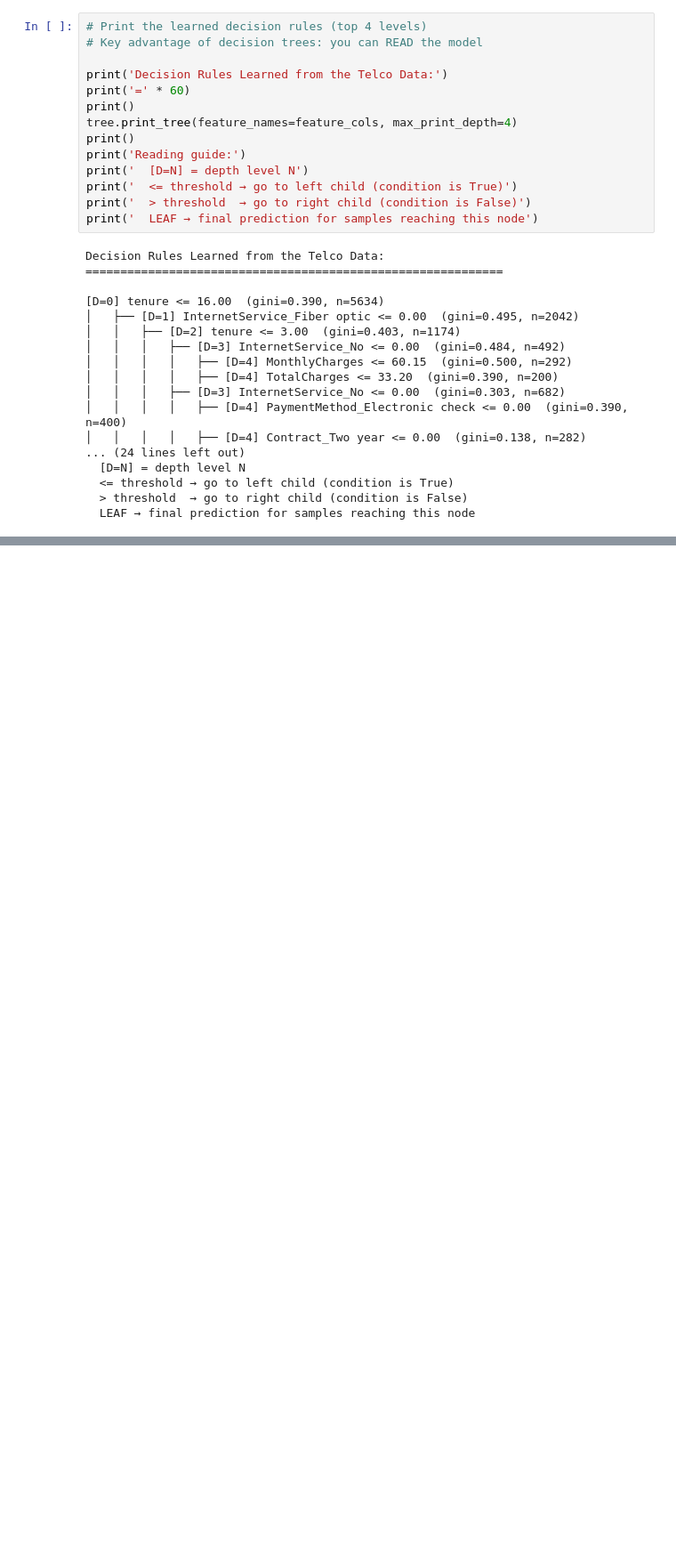
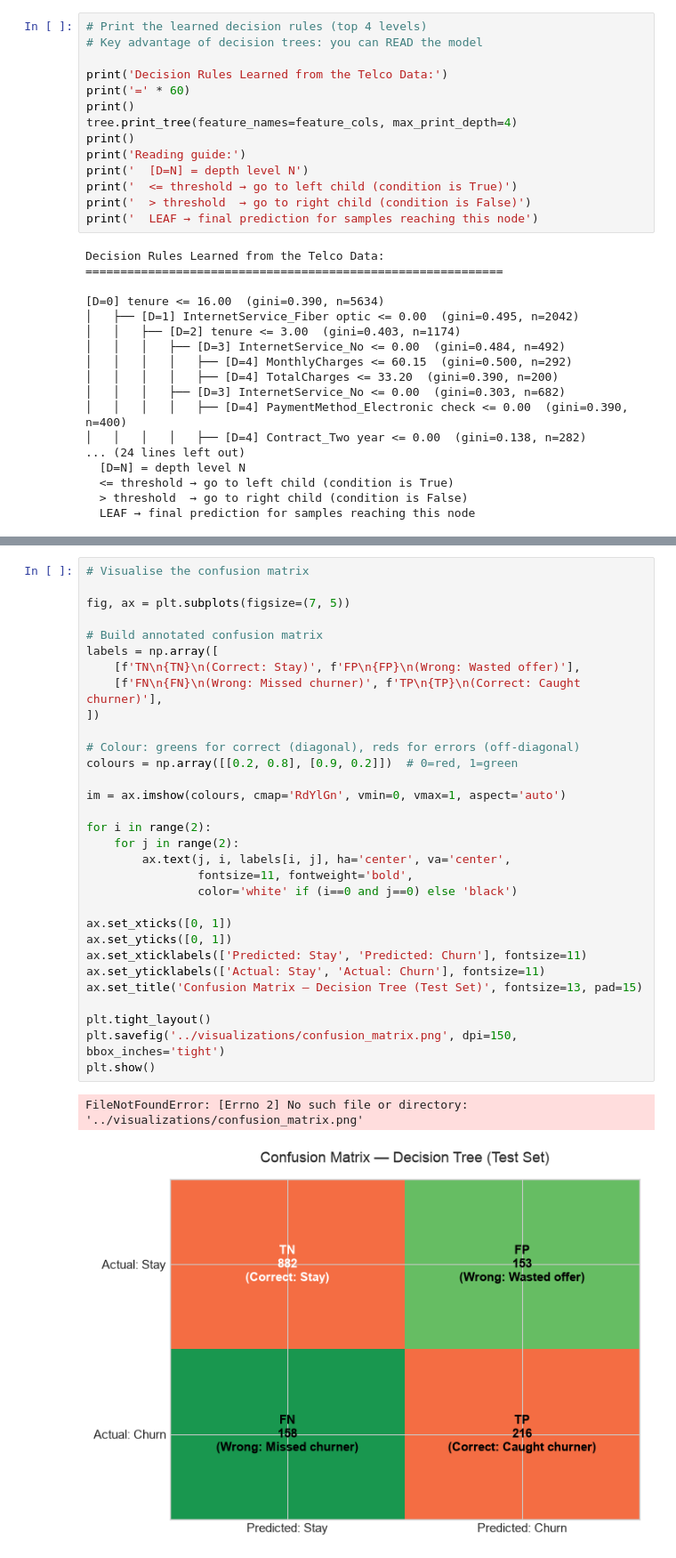
Before and after one commit to AlexKarari/decision-trees, a Jupyter notebook: notebooks/DT_learnings.ipynb, the cells around one changed output, grey strips where cells are left out. Shown at 89% size. Cells and saved outputs as stored; diff of their text form; blank space fills up the shorter version.

```diff
--- a/notebooks/DT_learnings.ipynb
+++ b/notebooks/DT_learnings.ipynb
@@ -231,0 +274,34 @@ Decision Rules Learned from the Telco Data:
+# %%
+# Visualise the confusion matrix
+
+fig, ax = plt.subplots(figsize=(7, 5))
+
+# Build annotated confusion matrix
+labels = np.array([
+    [f'TN\n{TN}\n(Correct: Stay)', f'FP\n{FP}\n(Wrong: Wasted offer)'],
+    [f'FN\n{FN}\n(Wrong: Missed churner)', f'TP\n{TP}\n(Correct: Caught churner)'],
+])
+
+# Colour: greens for correct (diagonal), reds for errors (off-diagonal)
+colours = np.array([[0.2, 0.8], [0.9, 0.2]])  # 0=red, 1=green
+
+im = ax.imshow(colours, cmap='RdYlGn', vmin=0, vmax=1, aspect='auto')
+
+for i in range(2):
+    for j in range(2):
+        ax.text(j, i, labels[i, j], ha='center', va='center',
+                fontsize=11, fontweight='bold',
+                color='white' if (i==0 and j==0) else 'black')
+
+ax.set_xticks([0, 1])
+ax.set_yticks([0, 1])
+ax.set_xticklabels(['Predicted: Stay', 'Predicted: Churn'], fontsize=11)
+ax.set_yticklabels(['Actual: Stay', 'Actual: Churn'], fontsize=11)
+ax.set_title('Confusion Matrix — Decision Tree (Test Set)', fontsize=13, pad=15)
+
+plt.tight_layout()
+plt.savefig('../visualizations/confusion_matrix.png', dpi=150, bbox_inches='tight')
+plt.show()
+# %% [output]
+FileNotFoundError: [Errno 2] No such file or directory: '../visualizations/confusion_matrix.png'
+[figure, added]
```
Also changed, not shown: parts of 2 cells of this notebook.
